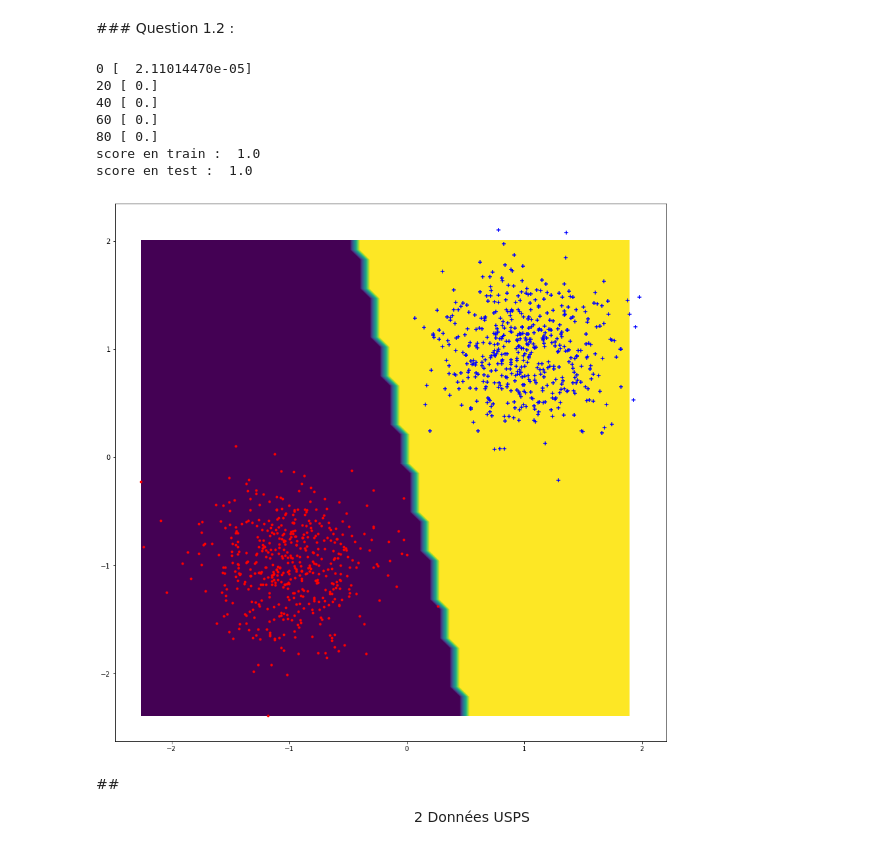
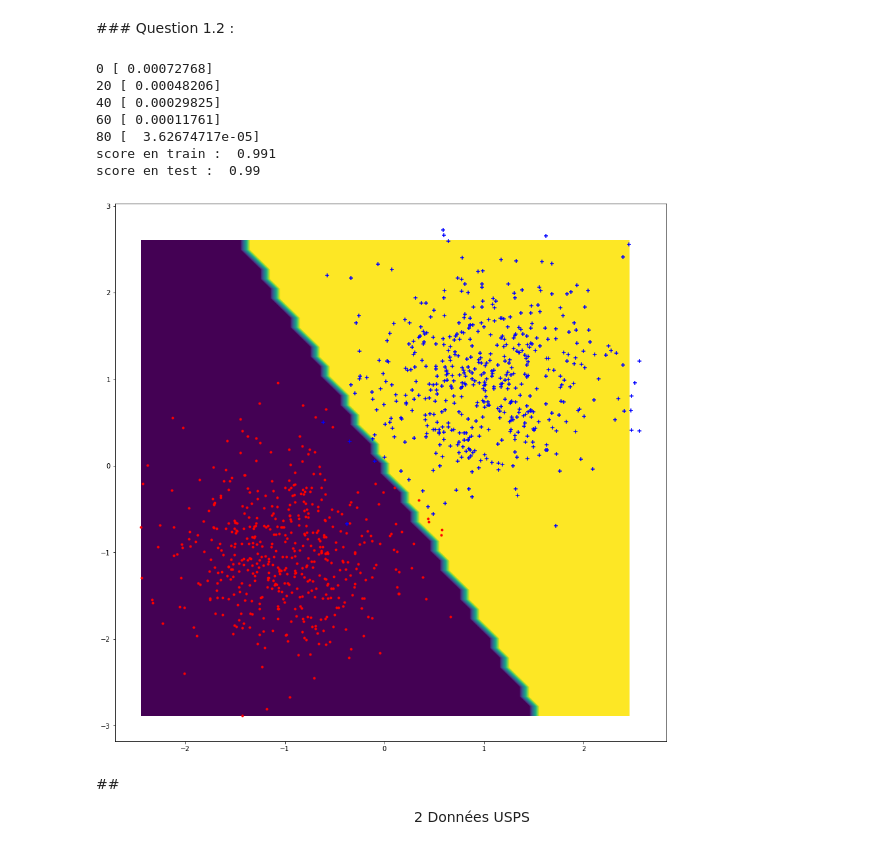
Before and after one commit to ClementRiu/MALAP_TP4, a Jupyter notebook: TP5-RIU-MALAP.ipynb, the cells around one changed output. Saved outputs shown, nothing was run; the diff lists cells and outputs as text; code cells hidden in the pictures.

```diff
--- a/TP5-RIU-MALAP.ipynb
+++ b/TP5-RIU-MALAP.ipynb
@@ -193,33 +195,33 @@ print(grad_hinge(w, data, y), grad_hinge(w, data[0], y[0]).shape, grad_hinge(w,
 # %%
 ### Generation de donnees
 
-xtrain, ytrain = gen_arti(data_type=0, epsilon=0.2)
-xtest, ytest = gen_arti(data_type=0, epsilon=0.2)
+xtrain, ytrain = gen_arti(data_type=0, epsilon=0.5)
+xtest, ytest = gen_arti(data_type=0, epsilon=0.5)
 
 ### Apprentissage
-model = Perceptron(eps=1e-2)
+model = Perceptron(max_iter=100, eps=1e-2)
 model.fit(xtrain, ytrain)
 print("score en train : ", model.score(xtrain, ytrain))
 print("score en test : ", model.score(xtest, ytest))
 
 #### Tracer de frontiere
 plt.figure(num=None, figsize=(15, 15))
 plot_frontiere(xtrain, model.predict, 50)
 plot_data(xtrain, ytrain)
 plt.show()
 
 #### Visualisation de la fonction de cout
 # plt.figure()
 # plot_frontiere(data=None, f=lambda w: hinge(w, xtrain, ytrain))
 # %% [output]
-0 [  2.11014470e-05]
-20 [ 0.]
-40 [ 0.]
-60 [ 0.]
-80 [ 0.]
-score en train :  1.0
-score en test :  1.0
+0 [ 0.00072768]
+20 [ 0.00048206]
+40 [ 0.00029825]
+60 [ 0.00011761]
+80 [  3.62674717e-05]
+score en train :  0.991
+score en test :  0.99
-[figure, old version]
+[figure, new version]
 # %% [markdown]
 ## <p style="text-align: center;"> 2 Données USPS </p>
 # %% [markdown]
```
Also changed, not shown: parts of 8 cells of this notebook.
